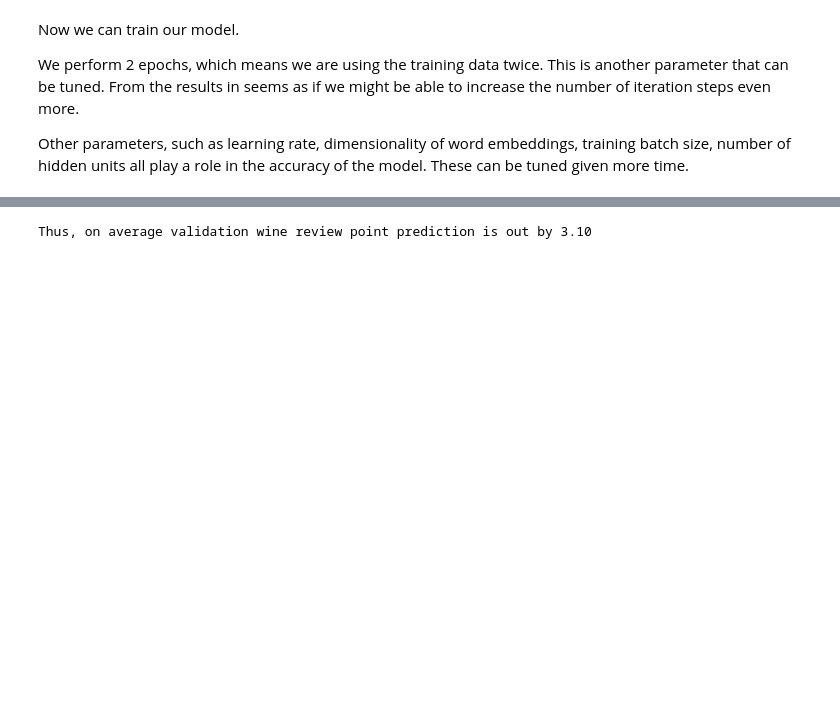
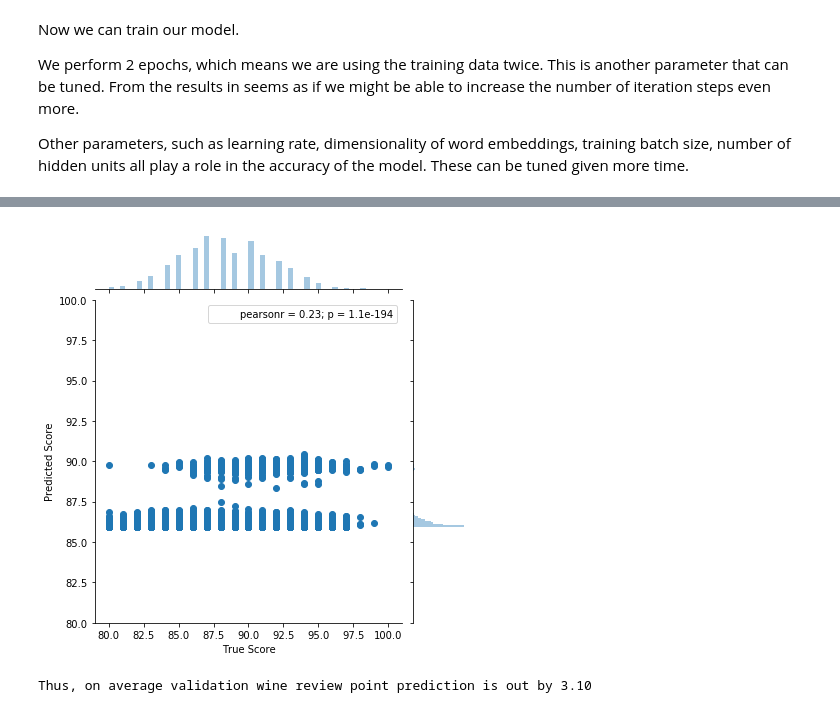
Before and after one commit to johannesharmse/wine_nlp, a Jupyter notebook: src/EDA/EDA.ipynb, the cells around one changed output, grey strips where cells are left out. Drawn from its saved outputs; the diff is of its cells as text; code cells hidden in the pictures; blank space fills up the shorter version.

```diff
--- a/src/EDA/EDA.ipynb
+++ b/src/EDA/EDA.ipynb
@@ -826,0 +864,6 @@ Validation loss at step 10000 :  9.605611
+# %%
+ax = sns.jointplot(x=validation_y.flatten(), y=scores_predict.flatten(), ylim=(80, 100))
+ax.set_axis_labels('True Score', 'Predicted Score')
+plt.show()
+# %% [output]
+[figure, added]
```
Also changed, not shown: parts of 7 cells of this notebook.
